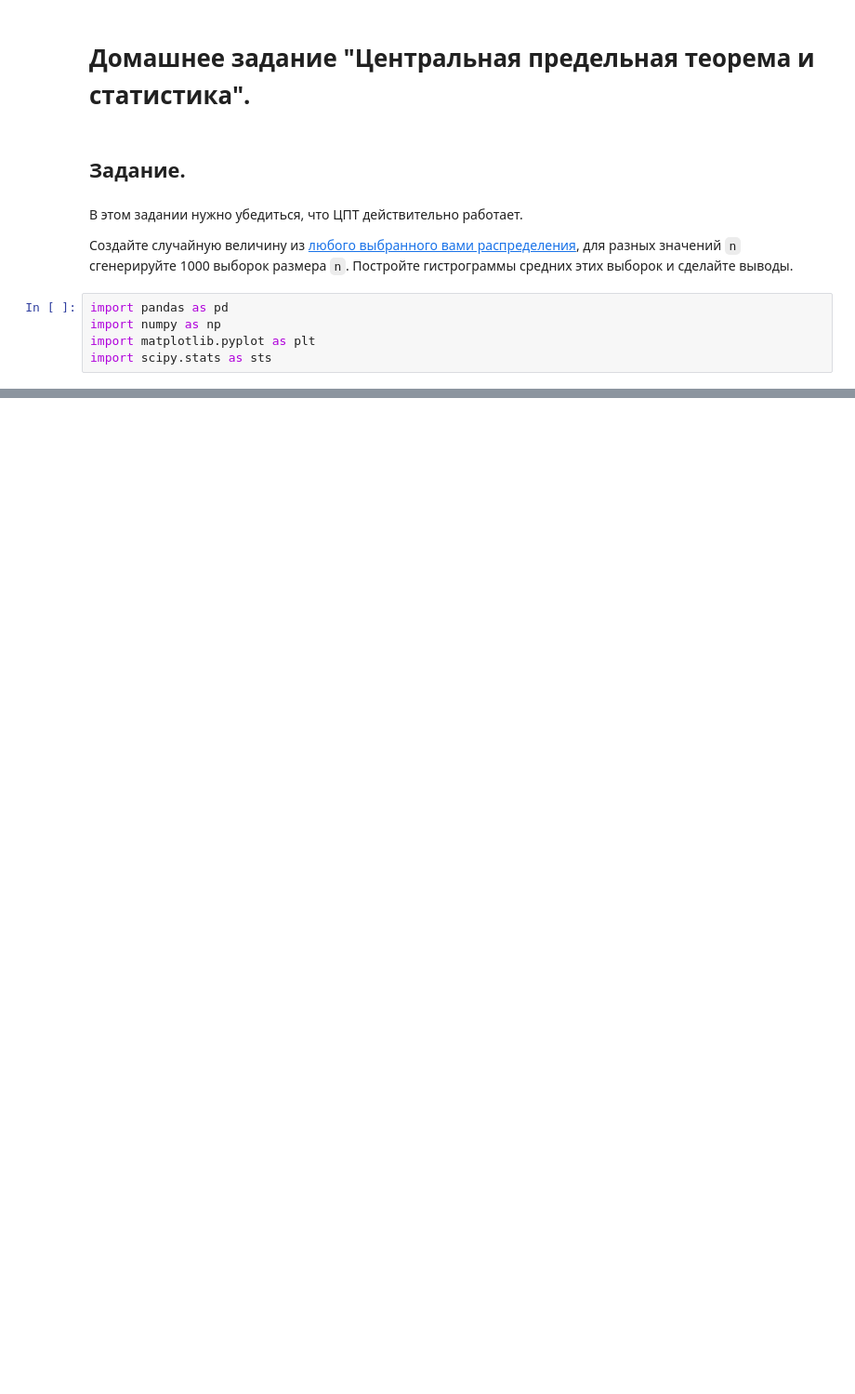
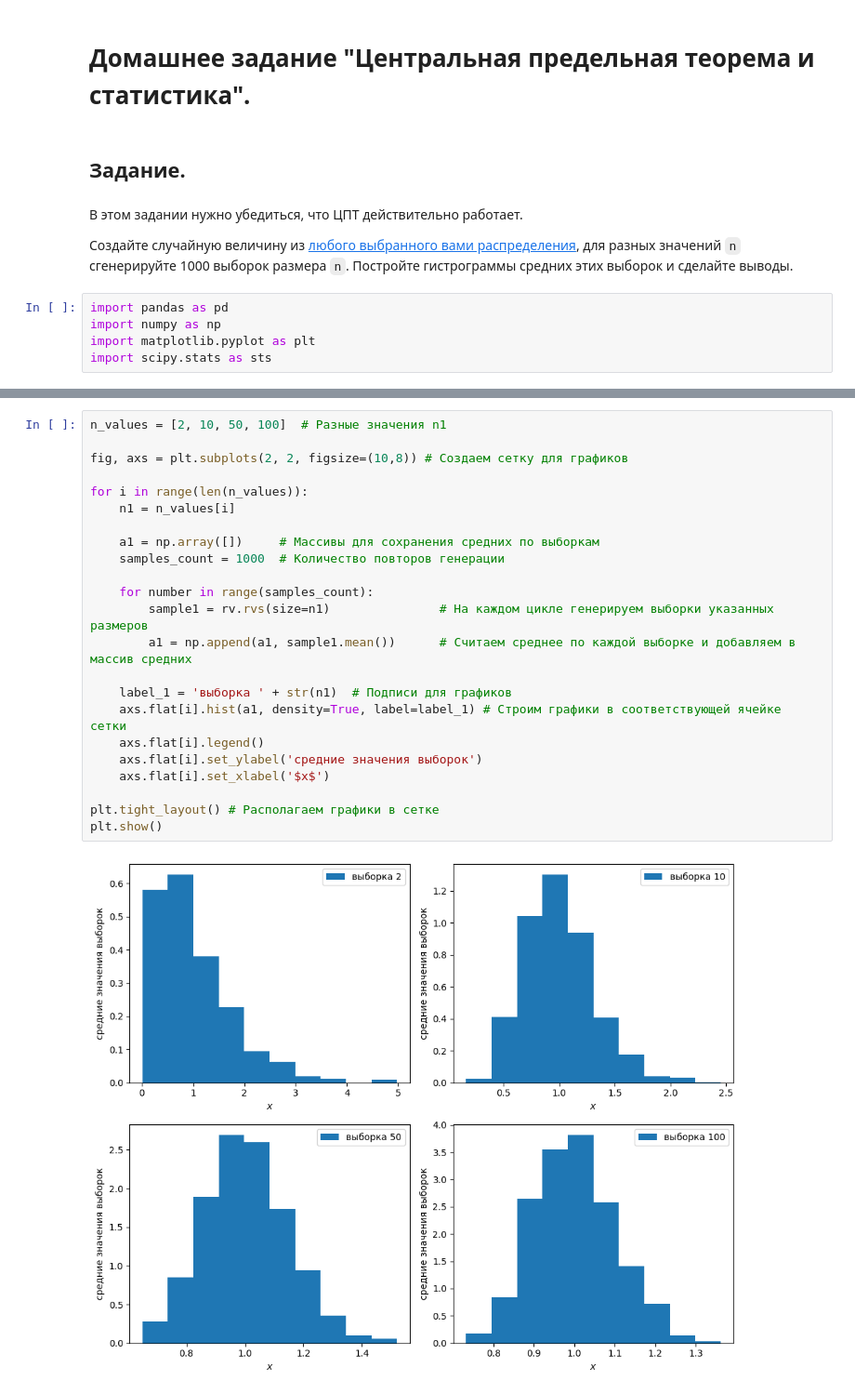
Before and after one commit to stefkong1982/-, a Jupyter notebook: Matematika_dlya_Data_Science/Osnovy_statistiki/DZ_Kondratev_MDS_36_HW_9_upd.ipynb, the cells around one changed output, grey strips where cells are left out. Shown at 93% size. Cells and saved outputs as stored; diff of their text form; blank space fills up the shorter version.

```diff
--- a/Matematika_dlya_Data_Science/Osnovy_statistiki/DZ_Kondratev_MDS_36_HW_9_upd.ipynb
+++ b/Matematika_dlya_Data_Science/Osnovy_statistiki/DZ_Kondratev_MDS_36_HW_9_upd.ipynb
@@ -50,0 +72,25 @@ plt.xlabel('$x$')
+# %%
+n_values = [2, 10, 50, 100]  # Разные значения n1
+
+fig, axs = plt.subplots(2, 2, figsize=(10,8)) # Создаем сетку для графиков
+
+for i in range(len(n_values)):
+    n1 = n_values[i]
+
+    a1 = np.array([])     # Массивы для сохранения средних по выборкам
+    samples_count = 1000  # Количество повторов генерации
+
+    for number in range(samples_count):
+        sample1 = rv.rvs(size=n1)               # На каждом цикле генерируем выборки указанных размеров
+        a1 = np.append(a1, sample1.mean())      # Считаем среднее по каждой выборке и добавляем в массив средних
+
+    label_1 = 'выборка ' + str(n1)  # Подписи для графиков
+    axs.flat[i].hist(a1, density=True, label=label_1) # Строим графики в соответствующей ячейке сетки
+    axs.flat[i].legend()
+    axs.flat[i].set_ylabel('средние значения выборок')
+    axs.flat[i].set_xlabel('$x$')
+
+plt.tight_layout() # Располагаем графики в сетке
+plt.show()
+# %% [output]
+[figure, added]
```
Also changed, not shown: parts of 6 cells of this notebook.
